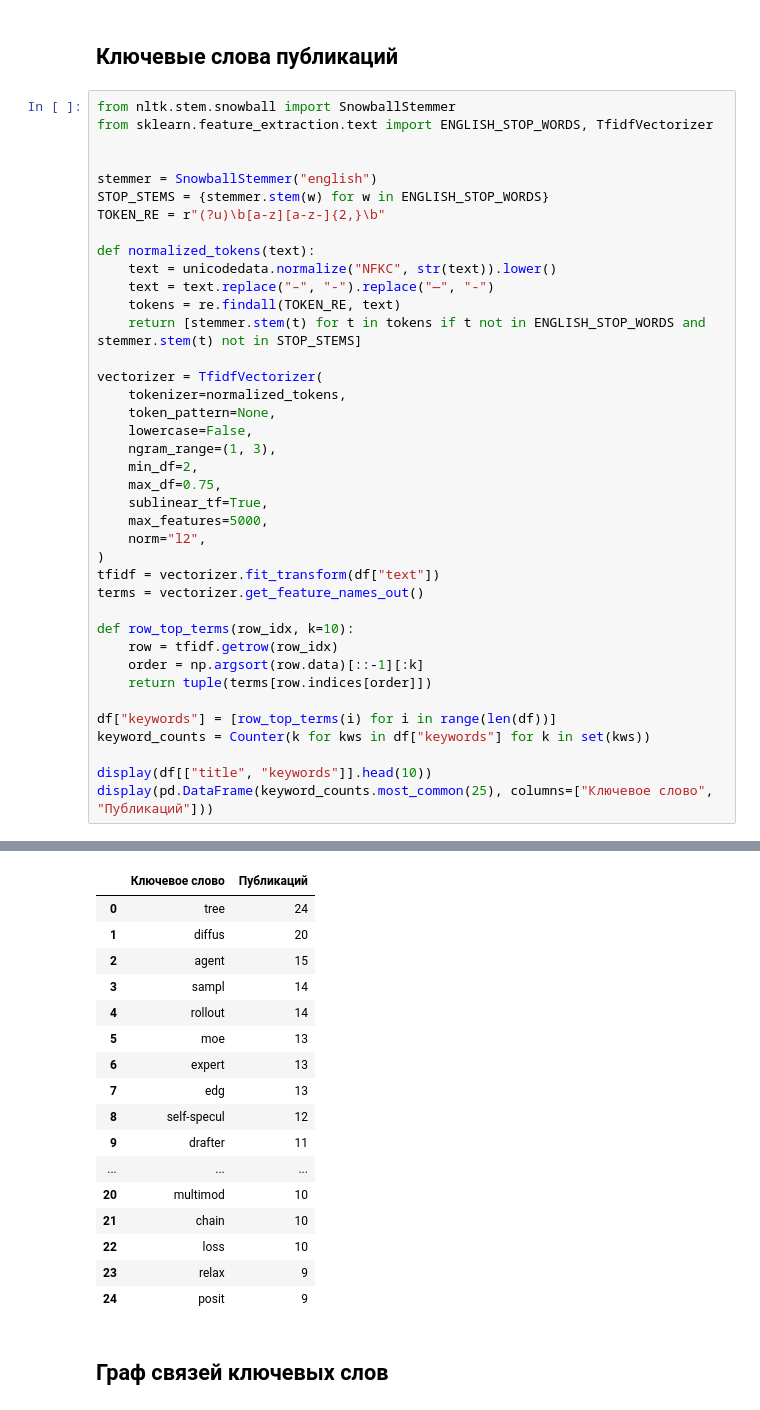
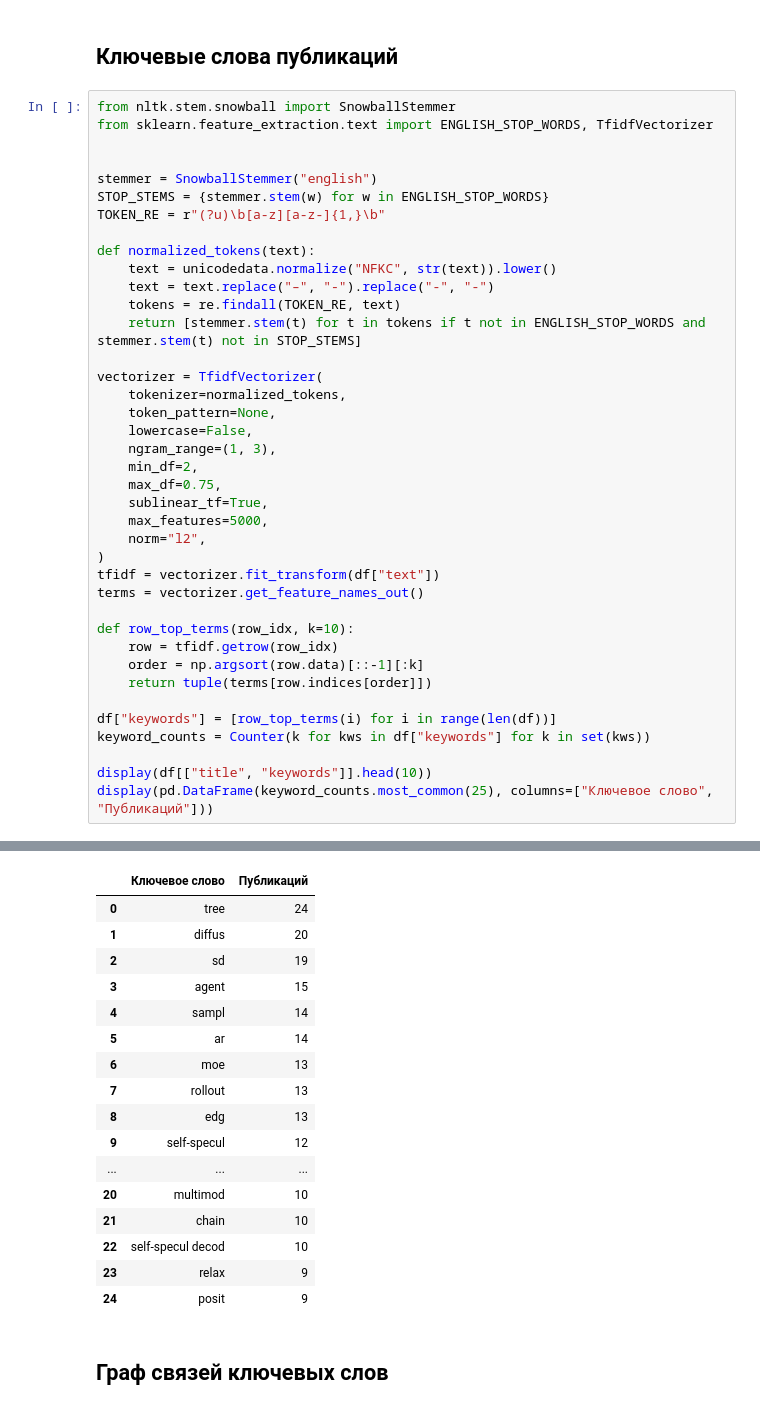
Before and after one commit to VitPap/myProjects, a Jupyter notebook: Python/Data/lab_1.ipynb, the cells around one changed output, grey strips where cells are left out. Drawn from its saved outputs; the diff is of its cells as text.

```diff
--- a/Python/Data/lab_1.ipynb
+++ b/Python/Data/lab_1.ipynb
@@ -224,11 +278,11 @@ from sklearn.feature_extraction.text import ENGLISH_STOP_WORDS, TfidfVectorizer
 
 stemmer = SnowballStemmer("english")
 STOP_STEMS = {stemmer.stem(w) for w in ENGLISH_STOP_WORDS}
-TOKEN_RE = r"(?u)\b[a-z][a-z-]{2,}\b"
+TOKEN_RE = r"(?u)\b[a-z][a-z-]{1,}\b"
 
 def normalized_tokens(text):
     text = unicodedata.normalize("NFKC", str(text)).lower()
-    text = text.replace("–", "-").replace("—", "-")
+    text = text.replace("–", "-").replace("-", "-")
     tokens = re.findall(TOKEN_RE, text)
     return [stemmer.stem(t) for t in tokens if t not in ENGLISH_STOP_WORDS and stemmer.stem(t) not in STOP_STEMS]
 
@@ -262,27 +316,27 @@ display(pd.DataFrame(keyword_counts.most_common(25), columns=["Ключевое
 | 1 | DLite: History-free Speculative D... | (histor context, histor, agent wo... |
 | 2 | Trajectory-Triggered Sparse Colla... | (auc, weak, collabor, point, spar... |
 | 3 | BS-Spec: BFP-Based Bit-Sharing fo... | (mixed-precis, serv workload, tab... |
 | 4 | On the SPOT: Enhancing Speculativ... | (dlms, order, transfer, diffus la... |
 | 5 | LoopAhead: Speculating Ahead for ... | (loop transform, recurr depth, lo... |
 | 6 | HyCo: Hybrid Drafting for Cost-Ef... | (server, spec-bench, mtp, save, s... |
 | 7 | Long-Context Drafting Does Not Re... | (million token, million, long-con... |
 | 8 | Speculative Sampling in Interacti... | (chunk, video, bidirect, video ge... |
 | 9 | On-Policy Residual Learning for D... | (tpf, residu, dlms, on-polici, sp... |
 |  | Ключевое слово | Публикаций |
 | 0 | tree | 24 |
 | 1 | diffus | 20 |
-| 2 | agent | 15 |
-| 3 | sampl | 14 |
-| 4 | rollout | 14 |
-| 5 | moe | 13 |
-| 6 | expert | 13 |
-| 7 | edg | 13 |
-| 8 | self-specul | 12 |
-| 9 | drafter | 11 |
+| 2 | sd | 19 |
+| 3 | agent | 15 |
+| 4 | sampl | 14 |
+| 5 | ar | 14 |
+| 6 | moe | 13 |
+| 7 | rollout | 13 |
+| 8 | edg | 13 |
+| 9 | self-specul | 12 |
 | ... | ... | ... |
 | 20 | multimod | 10 |
 | 21 | chain | 10 |
-| 22 | loss | 10 |
+| 22 | self-specul decod | 10 |
 | 23 | relax | 9 |
 | 24 | posit | 9 |
 # %% [markdown]
```
Also changed, not shown: parts of 11 cells of this notebook.
